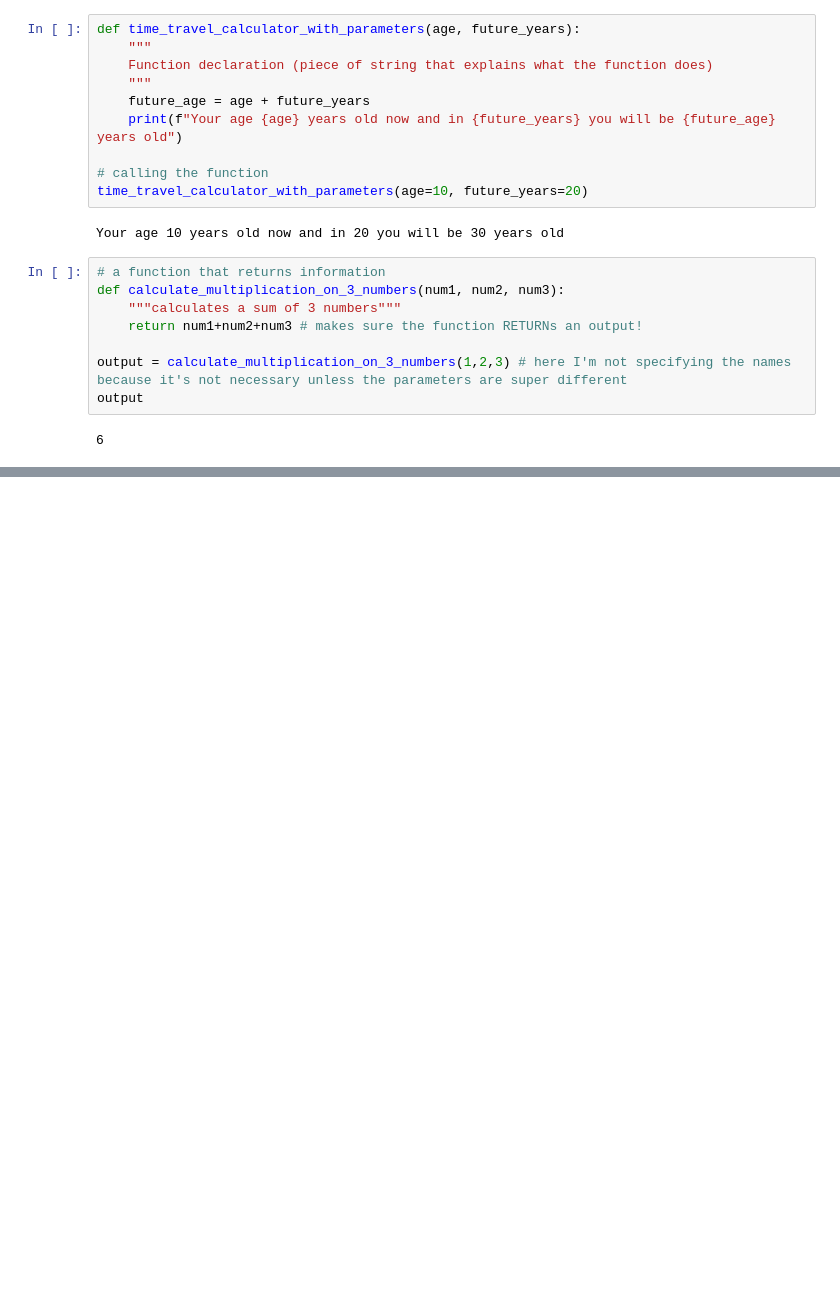
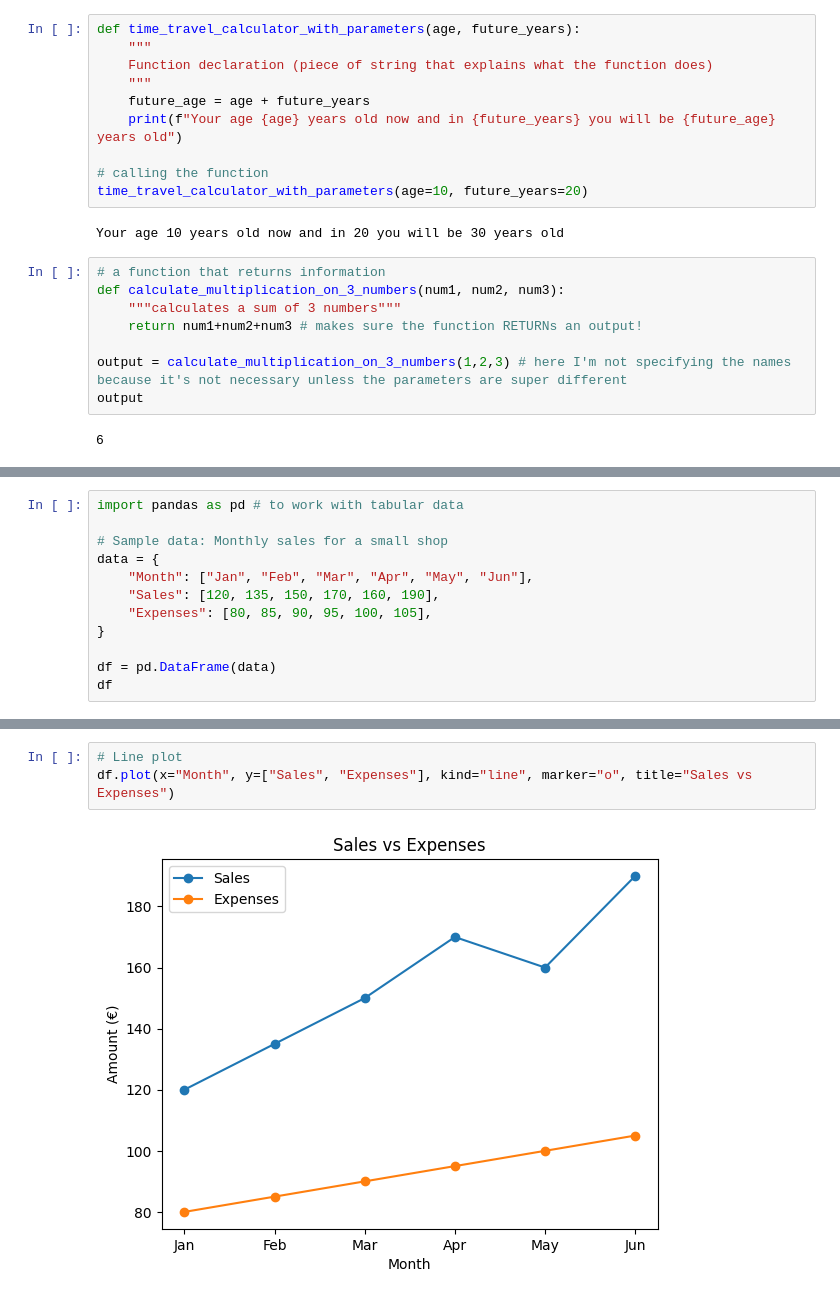
Before and after one commit to EnkrateiaLucca/oreilly-python-course, a Jupyter notebook: notebooks/01-python-fundamentals/Untitled2.ipynb, the cells around one changed output, grey strips where cells are left out. Saved outputs shown, nothing was run; the diff lists cells and outputs as text; blank space fills up the shorter version.

```diff
--- a/notebooks/01-python-fundamentals/Untitled2.ipynb
+++ b/notebooks/01-python-fundamentals/Untitled2.ipynb
@@ -232,0 +777,12 @@ output
+# %%
+import pandas as pd # to work with tabular data
+
+# Sample data: Monthly sales for a small shop
+data = {
+    "Month": ["Jan", "Feb", "Mar", "Apr", "May", "Jun"],
+    "Sales": [120, 135, 150, 170, 160, 190],
+    "Expenses": [80, 85, 90, 95, 100, 105],
+}
+
+df = pd.DataFrame(data)
+df
@@ -232,0 +797,5 @@ output
+# %%
+# Line plot
+df.plot(x="Month", y=["Sales", "Expenses"], kind="line", marker="o", title="Sales vs Expenses")
+# %% [output]
+[figure, added]
```
Also changed, not shown: parts of 97 cells of this notebook, 17 other files.
